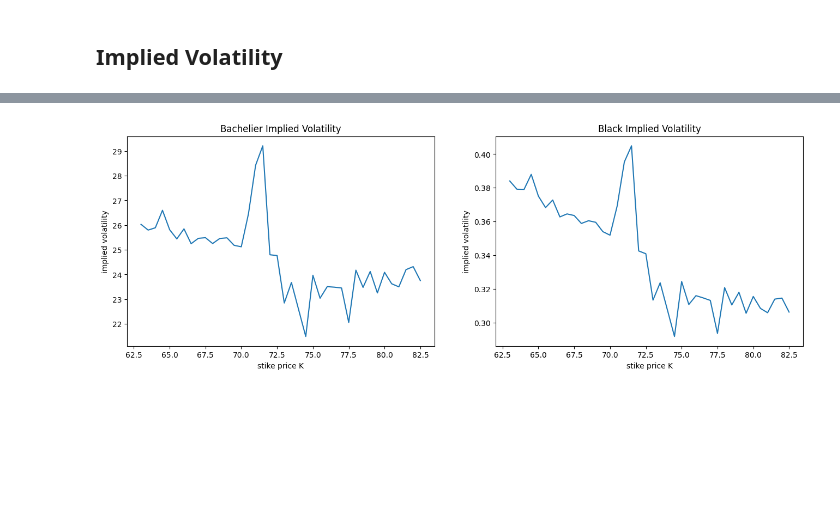
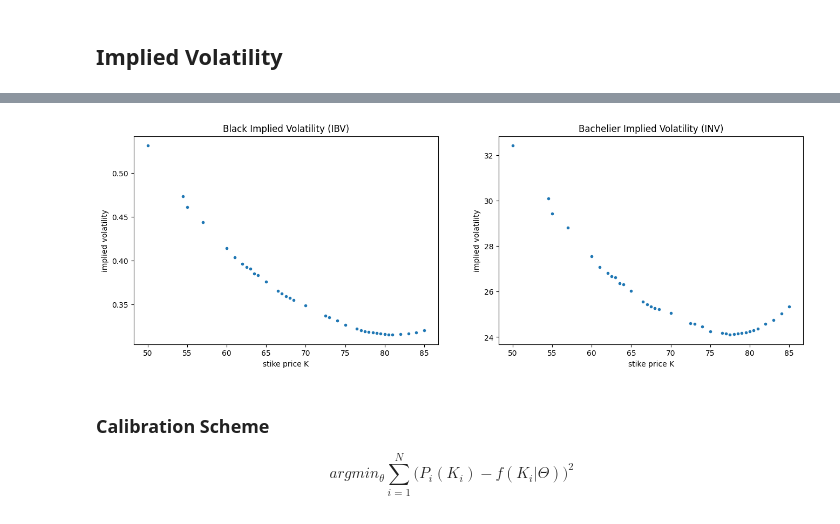
Before and after one commit to WuYenSun/Commodities_Futures_Option, a Jupyter notebook: Commodities_Futures_Options.ipynb, the cells around one changed output, grey strips where cells are left out. Drawn from its saved outputs; the diff is of its cells as text; code cells hidden in the pictures; blank space fills up the shorter version.

```diff
--- a/Commodities_Futures_Options.ipynb
+++ b/Commodities_Futures_Options.ipynb
@@ -294,3 +346,8 @@ dF_t = \sigma(F_t)dW_t \\
+# %%
+# parameters
+c = 0.01
+b = -50 * 2 * c
+a = 20 + b**2/4/c
 # %%
 # Quadratic Normal Model (2023)
 class QNM:
@@ -468,9 +577,8 @@ plt.show()
 # %%
-# Mount Google Drive
-from google.colab import drive
-drive.mount('/content/gdrive')
-
 # Read CSV file from Google Drive
 filename = '/content/gdrive/MyDrive/job preparation/data/' +\
-              'clu23-options-american-options-exp-08_17_23-20-strikes-+_--side-by-side-%futuresoptionstime%-07-07-2023.csv'
+              'clu23-options-07-07-2023.csv'
+df_raw_data = pd.read_csv(filename, header=0, index_col = 5)
+df_raw_data = df_raw_data.iloc[:-1]
+df_raw_data.head()
 # %% [output]
@@ -490,15 +592,16 @@ df_raw_data.head()
 # %%
+# OTM options with high trading volume (>100) to compute implied vol
 list_data = []
 for index_ in df_raw_data.index:
   if index_ < futures_price:
-    if not 's' in str(df_raw_data.loc[index_, 'Last.1']):
-      list_data.append((index_, float(df_raw_data.loc[index_, 'Last.1']), 'put'))
+    if df_raw_data.loc[index_, 'Volume.1'] > 100:
+      list_data.append((index_, df_raw_data.loc[index_, 'Last.1'], 'put'))
   else:
-    if not 's' in str(df_raw_data.loc[index_, 'Last']):
-      list_data.append((index_, float(df_raw_data.loc[index_, 'Last']), 'call'))
+    if df_raw_data.loc[index_, 'Volume'] > 100:
+      list_data.append((index_, df_raw_data.loc[index_, 'Last'], 'call'))
 
 arr_data = np.array(list_data)
 df_data = pd.DataFrame({'price': arr_data.T[1].astype(float), 'option type': arr_data.T[2]}, index = arr_data.T[0].astype(float))
-df_data
+df_data.head()
 # %% [output]
 |  | price | option type |
@@ -521,26 +613,30 @@ df_data
 # %%
-# Bachelier and Black implied volatility
-list_mkt_iv_bachelier, list_mkt_iv_black = [], []
+# IBV and IMV
+list_ibv_mkt, list_inv_mkt  = [], []
 for strike_, price_, option_type_ in zip(df_data.index, df_data.loc[:,'price'], df_data.loc[:,'option type']):
-  list_mkt_iv_bachelier.append(implied_volatility(price_, futures_price, strike_, risk_free_rate, time_to_maturity,
+  list_ibv_mkt.append(implied_volatility(price_, futures_price, strike_, risk_free_rate, time_to_maturity,
+                                                          option_type = option_type_, model = 'black', method='brent', disp=False))
+  list_inv_mkt.append(implied_volatility(price_, futures_price, strike_, risk_free_rate, time_to_maturity,
                                                           option_type = option_type_, model = 'bachelier', method='brent', disp=False))
-  list_mkt_iv_black.append(implied_volatility(price_, futures_price, strike_, risk_free_rate, time_to_maturity,
-                                                          option_type = option_type_, model = 'black', method='brent', disp=False))
 
+# create subplots
 fig = plt.figure(figsize=(16,5))
 
 ax1 = fig.add_subplot(121)
-ax1.plot(df_data.index, list_mkt_iv_bachelier)
-ax1.set_title('Bachelier Implied Volatility')
+ax1.plot(df_data.index, list_ibv_mkt, '.')
+ax1.set_title('Black Implied Volatility (IBV)')
 ax1.set_xlabel('stike price K')
 ax1.set_ylabel('implied volatility')
 
 ax2 = fig.add_subplot(122)
-ax2.plot(df_data.index, list_mkt_iv_black)
-ax2.set_title('Black Implied Volatility')
+ax2.plot(df_data.index, list_inv_mkt, '.')
+ax2.set_title('Bachelier Implied Volatility (INV)')
 ax2.set_xlabel('stike price K')
 ax2.set_ylabel('implied volatility')
 
 plt.show()
 # %% [output]
-[figure, old version]
+[figure, new version]
+# %% [markdown]
+### Calibration Scheme
+$$ argmin_{\theta}\sum_{i=1}^{N}\biggl( P_i(K_i) - f(K_i|\Theta) \biggr)^2 $$
```
Also changed, not shown: parts of 38 cells of this notebook, 1 other file.
